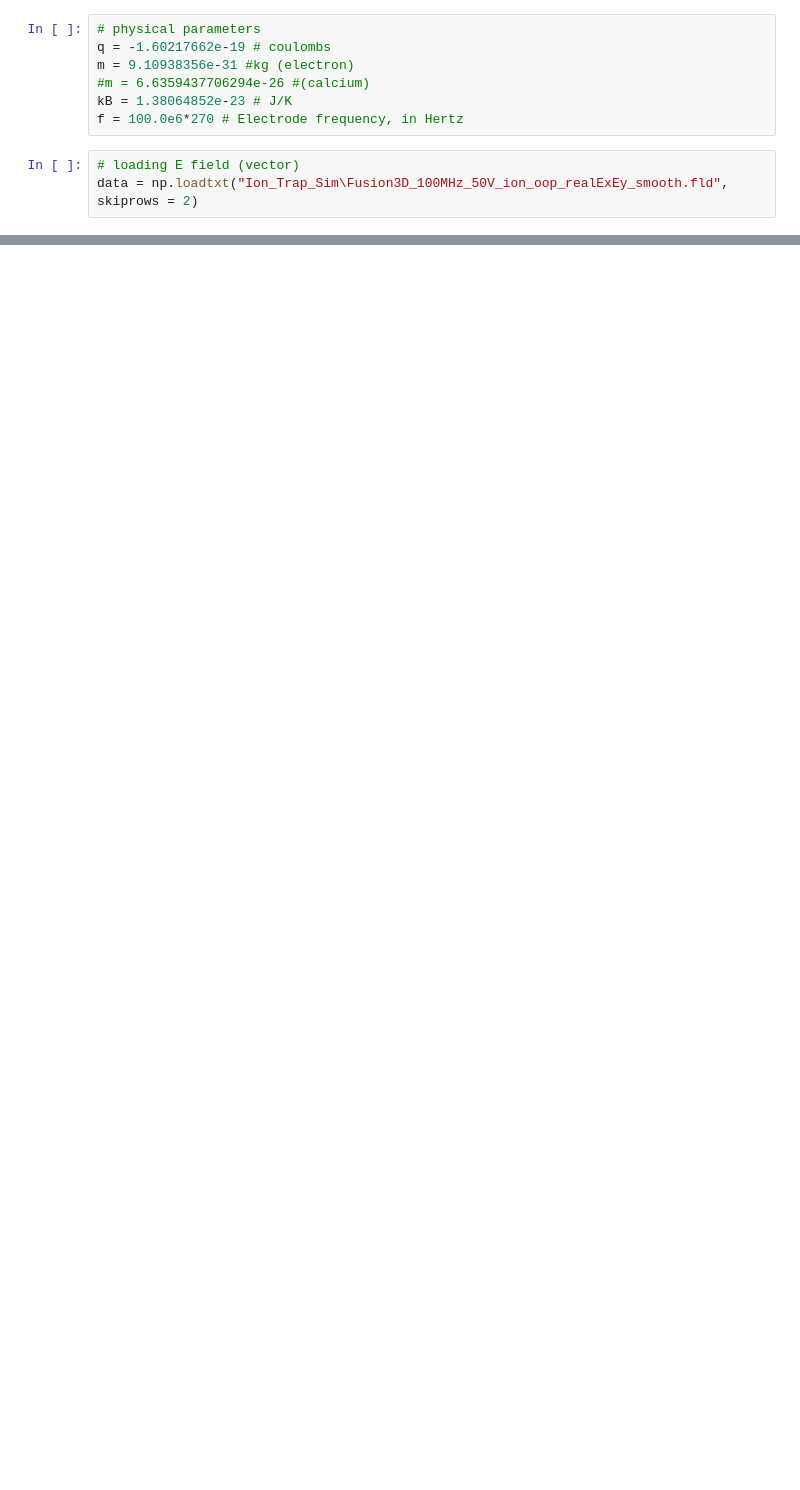
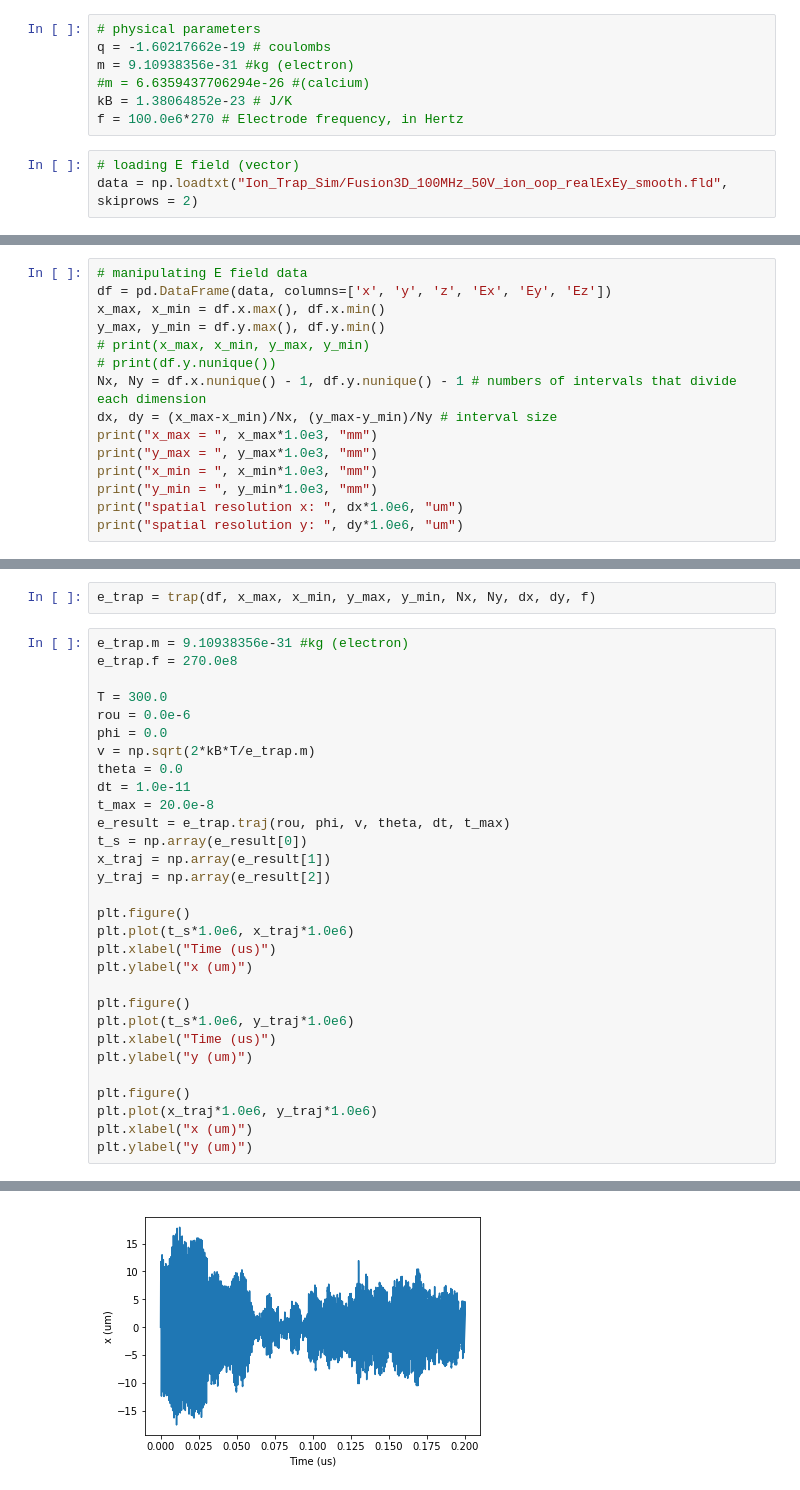
Before and after one commit to HaeffnerLab/Electron-Trap-Design-Testing, a Jupyter notebook: 4_pole_electrion.ipynb, the cells around one changed output, grey strips where cells are left out. Drawn from its saved outputs; the diff is of its cells as text; blank space fills up the shorter version.

Commit message:
finished some 4-pole trap

```diff
--- a/4_pole_electrion.ipynb
+++ b/4_pole_electrion.ipynb
@@ -16,4 +17,4 @@ kB = 1.38064852e-23 # J/K
 f = 100.0e6*270 # Electrode frequency, in Hertz
 # %%
 # loading E field (vector)
-data = np.loadtxt("Ion_Trap_Sim\Fusion3D_100MHz_50V_ion_oop_realExEy_smooth.fld", skiprows = 2)
+data = np.loadtxt("Ion_Trap_Sim/Fusion3D_100MHz_50V_ion_oop_realExEy_smooth.fld", skiprows = 2)
@@ -21,0 +21,15 @@ OSError: Ion_Trap_Sim\Fusion3D_100MHz_50V_ion_oop_realExEy_smooth.fld not found.
+# %%
+# manipulating E field data
+df = pd.DataFrame(data, columns=['x', 'y', 'z', 'Ex', 'Ey', 'Ez'])
+x_max, x_min = df.x.max(), df.x.min()
+y_max, y_min = df.y.max(), df.y.min()
+# print(x_max, x_min, y_max, y_min)
+# print(df.y.nunique())
+Nx, Ny = df.x.nunique() - 1, df.y.nunique() - 1 # numbers of intervals that divide each dimension
+dx, dy = (x_max-x_min)/Nx, (y_max-y_min)/Ny # interval size
+print("x_max = ", x_max*1.0e3, "mm")
+print("y_max = ", y_max*1.0e3, "mm")
+print("x_min = ", x_min*1.0e3, "mm")
+print("y_min = ", y_min*1.0e3, "mm")
+print("spatial resolution x: ", dx*1.0e6, "um")
+print("spatial resolution y: ", dy*1.0e6, "um")
@@ -21,0 +43,33 @@ OSError: Ion_Trap_Sim\Fusion3D_100MHz_50V_ion_oop_realExEy_smooth.fld not found.
+# %%
+e_trap = trap(df, x_max, x_min, y_max, y_min, Nx, Ny, dx, dy, f)
+# %%
+e_trap.m = 9.10938356e-31 #kg (electron)
+e_trap.f = 270.0e8
+
+T = 300.0
+rou = 0.0e-6
+phi = 0.0
+v = np.sqrt(2*kB*T/e_trap.m)
+theta = 0.0
+dt = 1.0e-11
+t_max = 20.0e-8
+e_result = e_trap.traj(rou, phi, v, theta, dt, t_max)
+t_s = np.array(e_result[0])
+x_traj = np.array(e_result[1])
+y_traj = np.array(e_result[2])
+
+plt.figure()
+plt.plot(t_s*1.0e6, x_traj*1.0e6)
+plt.xlabel("Time (us)")
+plt.ylabel("x (um)")
+
+plt.figure()
+plt.plot(t_s*1.0e6, y_traj*1.0e6)
+plt.xlabel("Time (us)")
+plt.ylabel("y (um)")
+
+plt.figure()
+plt.plot(x_traj*1.0e6, y_traj*1.0e6)
+plt.xlabel("x (um)")
+plt.ylabel("y (um)")
+# %% [output]
@@ -21,0 +77 @@ OSError: Ion_Trap_Sim\Fusion3D_100MHz_50V_ion_oop_realExEy_smooth.fld not found.
+[figure, added]
```
Also changed, not shown: parts of 7 cells of this notebook, 1 other file.
